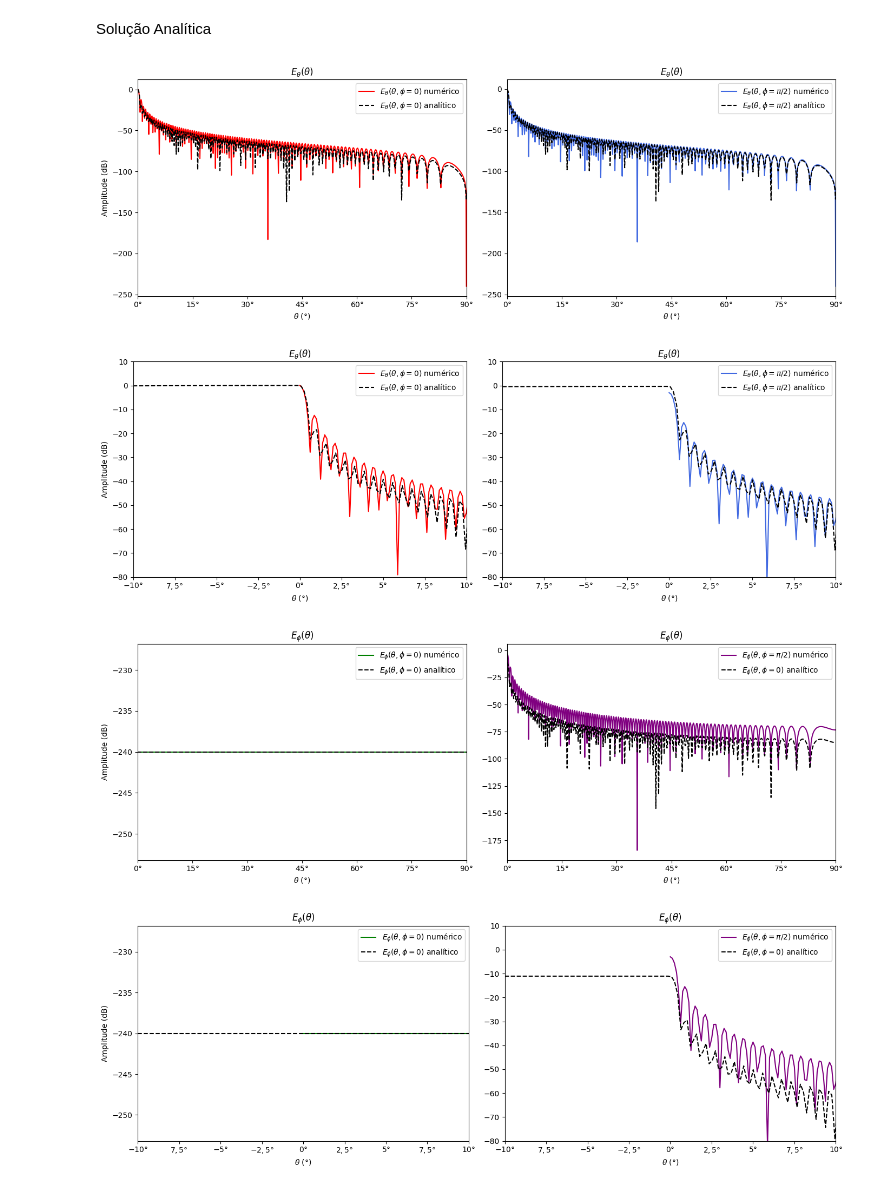
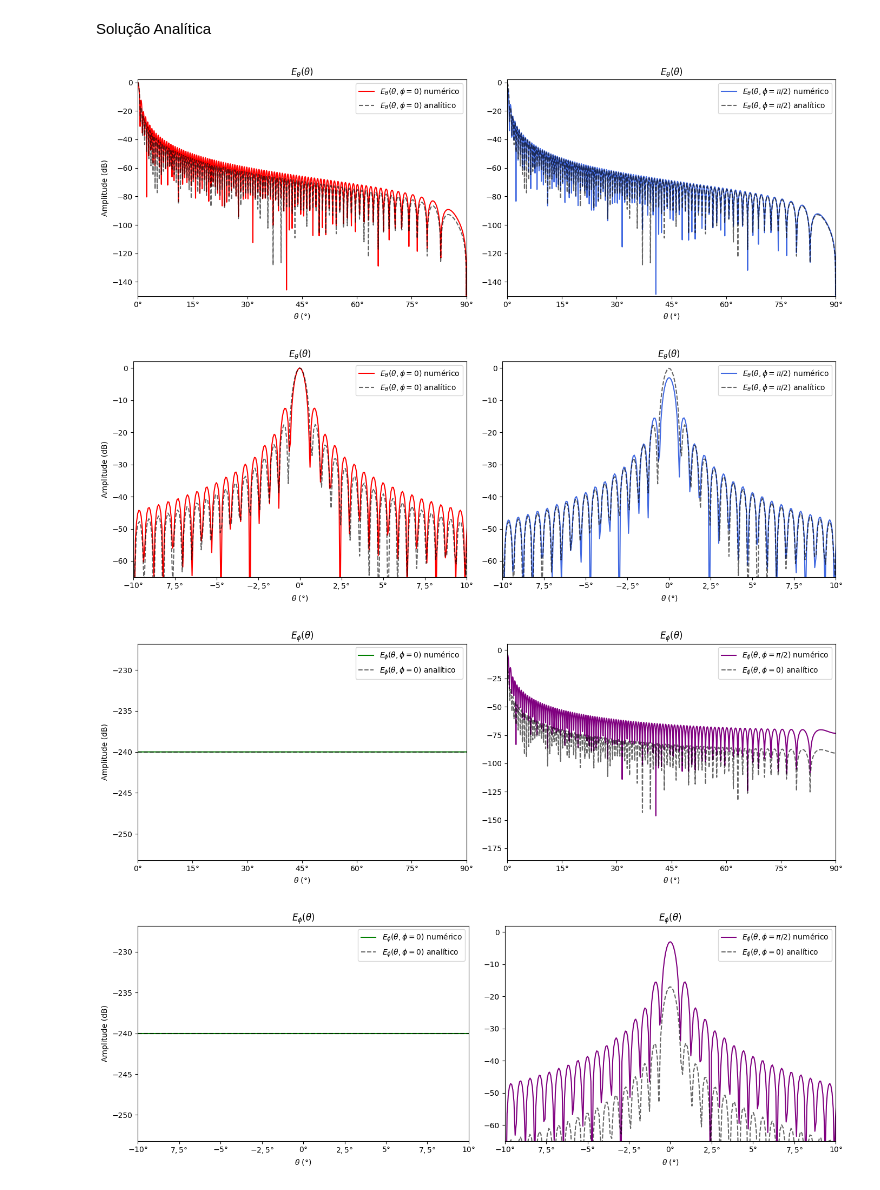
Before and after one commit to andrefsr/Trabalho-Final-Analise-de-Antenas, a Jupyter notebook: parte1.ipynb, the cells around one changed output. Cells and saved outputs as stored; diff of their text form; code cells hidden in the pictures.

```diff
--- a/parte1.ipynb
+++ b/parte1.ipynb
@@ -10,16 +8,17 @@ pi = np.pi
 # %%
+pi = np.pi
 lamb = 1
 a = 50*lamb
-k = 2*np.pi/lamb
+k = 2*pi/lamb
 
 num = 181
 
-theta = np.linspace(0, np.pi/2, 721)
-phi   = np.linspace(0, np.pi/2, 181)
+theta = np.linspace(-pi/18, pi/2, 1442) #721
+phi   = np.linspace(0, pi/2, 181)
 
 # --- grades finas o bastante para ka ~ 314 ---
 Nrho = 1001                                   # ímpar, para Simpson
-Nphp = 1024                                   # pontos em phi' (periódico)
+Nphp = 2024  # pontos em phi' (periódico)
 rho_l = np.linspace(0, a, Nrho)
 phi_l = np.linspace(0, 2*np.pi, Nphp, endpoint=False)
 
@@ -29,7 +28,7 @@ RHO  = rho_l[:, None]
 COS  = np.cos(phi_l)[None, :]                 # cos(0 - phi')
 
 for i, th in enumerate(theta):
-    integrando = RHO**2 * np.exp(1j*k*RHO*np.sin(th)*COS)     # (rho', phi')
+    integrando = RHO * np.exp(1j*k*RHO*np.sin(th)*COS)     # (rho', phi')
     Iphi = integrando.mean(axis=1) * 2*np.pi                  # trapézio periódico em phi'
     I_th[i] = simpson(Iphi, x=rho_l)                          # Simpson em rho'
 
@@ -46,8 +45,8 @@ E_phi   = 20*np.log10(np.abs(E_phi)/norm + 1e-12)
 # %% [markdown]
 Solução Analítica
 # %%
-num2 = 1001  ### Número de pontos
-theta2 = np.linspace(0,pi,num2)
+num2 = 2000  ### Número de pontos
+theta2 = np.linspace(-pi/18,pi,num2)
 phi2 = np.linspace(0,pi,num2)
 
 TH, PH = np.meshgrid(theta2, phi2, indexing='ij')
@@ -56,8 +55,8 @@ u = k*np.sin(theta2)          # vetor em theta
 x = u*a
 
 # --- Caso A: peso rho' ---
-I_theta = np.where(x > 1e-8,
-                   2*np.pi*a*jv(1, x)/np.where(x > 1e-8, u, 1),
+I_theta = np.where(np.abs(x) > 1e-8,
+                   2*np.pi*a*jv(1, x)/np.where(np.abs(x) > 1e-8, u, 1),
                    np.pi*a**2)                  # limite em u -> 0
 
 I = np.tile(I_theta[:, None], (1, num2))         # I[theta, phi], independe de phi
@@ -75,15 +74,16 @@ ax[0].set_title(r'$E_\theta(\theta)$')
 ax[1].set_title(r'$E_\theta(\theta)$')
 
 ax[0].plot(theta,np.real(E_theta[:,0]),label=r'$E_{\theta}(\theta,\phi=0)$ numérico',color='red')
-ax[0].plot(theta2,np.real(Ea_theta[:,0]),label=r'$E_{\theta}(\theta,\phi=0)$ analítico',color='black',ls='--')
+ax[0].plot(theta2,np.real(Ea_theta[:,0]),label=r'$E_{\theta}(\theta,\phi=0)$ analítico',color='black',ls='--',alpha=0.6)
 
 ax[1].plot(theta,np.real(E_theta[:,int(num/2)]),label=r'$E_{\theta}(\theta,\phi=\pi/2)$ numérico',color='royalblue')
-ax[1].plot(theta2,np.real(Ea_theta[:,int(num/2)]),label=r'$E_{\theta}(\theta,\phi=\pi/2)$ analítico',color='black',ls='--')
+ax[1].plot(theta2,np.real(Ea_theta[:,int(num/2)]),label=r'$E_{\theta}(\theta,\phi=\pi/2)$ analítico',color='black',ls='--',alpha=0.6)
 
 for i in [0,1]:
     ax[i].set_xticks([0,np.pi/12,np.pi/6,np.pi/4,np.pi/3,(5*np.pi)/12,np.pi/2],
                      [ r"$0°$", r"$15°$",r"$30°$",r"$45°$",r"$60°$",r"$75°$",r"$90°$"])
     ax[i].set_xlim(0,pi/2)
+    ax[i].set_ylim(-150,2)
     ax[i].set_xlabel(r'$\theta$ (°)')
     ax[i].legend()
 
@@ -98,16 +98,16 @@ ax[0].set_title(r'$E_\theta(\theta)$')
 ax[1].set_title(r'$E_\theta(\theta)$')
 
 ax[0].plot(theta,np.real(E_theta[:,0]),label=r'$E_{\theta}(\theta,\phi=0)$ numérico',color='red')
-ax[0].plot(theta2,np.real(Ea_theta[:,0]),label=r'$E_{\theta}(\theta,\phi=0)$ analítico',color='black',ls='--')
+ax[0].plot(theta2,np.real(Ea_theta[:,0]),label=r'$E_{\theta}(\theta,\phi=0)$ analítico',color='black',ls='--',alpha=0.6)
 
 ax[1].plot(theta,np.real(E_theta[:,int(num/2)]),label=r'$E_{\theta}(\theta,\phi=\pi/2)$ numérico',color='royalblue')
-ax[1].plot(theta2,np.real(Ea_theta[:,int(num/2)]),label=r'$E_{\theta}(\theta,\phi=\pi/2)$ analítico',color='black',ls='--')
+ax[1].plot(theta2,np.real(Ea_theta[:,int(num/2)]),label=r'$E_{\theta}(\theta,\phi=\pi/2)$ analítico',color='black',ls='--',alpha=0.6)
 
 for i in [0,1]:
     ax[i].set_xticks([ -pi/18,-1.5*pi/36,-pi/36,-0.5*pi/36 ,0,0.5*pi/36,pi/36,1.5*pi/36, pi/18],
                      [r"$-10°$",r"$7,5°$",r"$-5°$",r"$-2,5°$" ,r"$0°$",r"$2,5°$",r"$5°$",r"$7,5°$", r"$10°$"])
     ax[i].set_xlim(-pi/18,pi/18)
-    ax[i].set_ylim(-80,10)
+    ax[i].set_ylim(-65,2)
     ax[i].set_xlabel(r'$\theta$ (°)')
     ax[i].legend()
 
@@ -123,10 +123,10 @@ ax[0].set_title(r'$E_\phi(\theta)$')
 ax[1].set_title(r'$E_\phi(\theta)$')
 
 ax[0].plot(theta,np.real(E_phi[:,0]),label=r'$E_{\phi}(\theta,\phi=0)$ numérico',color='green')
-ax[0].plot(theta2,np.real(Ea_phi[:,0]),label=r'$E_{\phi}(\theta,\phi=0)$ analítico',color='black',ls='--')
+ax[0].plot(theta2,np.real(Ea_phi[:,0]),label=r'$E_{\phi}(\theta,\phi=0)$ analítico',color='black',ls='--',alpha=0.6)
 
 ax[1].plot(theta,np.real(E_phi[:,int(num/2)]),label=r'$E_{\phi}(\theta,\phi=\pi/2)$ numérico',color='purple')
-ax[1].plot(theta2,np.real(Ea_phi[:,int(num/2)]),label=r'$E_{\phi}(\theta,\phi=0)$ analítico',color='black',ls='--')
+ax[1].plot(theta2,np.real(Ea_phi[:,int(num/2)]),label=r'$E_{\phi}(\theta,\phi=0)$ analítico',color='black',ls='--',alpha=0.6)
 
 for i in [0,1]:
     ax[i].set_xticks([0,np.pi/12,np.pi/6,np.pi/4,np.pi/3,(5*np.pi)/12,np.pi/2],
@@ -134,40 +134,40 @@ for i in [0,1]:
     ax[i].set_xlim(0,pi/2)
     ax[i].legend()
     ax[i].set_xlabel(r'$\theta$ (°)')
 
 ax[0].set_ylabel('Amplitude (dB)')
 
 plt.tight_layout()
 plt.show()
 
 fig, ax = plt.subplots(1,2,figsize=(14,5))
 
 ax[0].set_title(r'$E_\phi(\theta)$')
 ax[1].set_title(r'$E_\phi(\theta)$')
 
 ax[0].plot(theta,np.real(E_phi[:,0]),label=r'$E_{\phi}(\theta,\phi=0)$ numérico',color='green')
-ax[0].plot(theta2,np.real(Ea_phi[:,0]),label=r'$E_{\phi}(\theta,\phi=0)$ analítico',color='black',ls='--')
+ax[0].plot(theta2,np.real(Ea_phi[:,0]),label=r'$E_{\phi}(\theta,\phi=0)$ analítico',color='black',ls='--',alpha=0.6)
 
 ax[1].plot(theta,np.real(E_phi[:,int(num/2)]),label=r'$E_{\phi}(\theta,\phi=\pi/2)$ numérico',color='purple')
-ax[1].plot(theta2,np.real(Ea_phi[:,int(num/2)]),label=r'$E_{\phi}(\theta,\phi=0)$ analítico',color='black',ls='--')
+ax[1].plot(theta2,np.real(Ea_phi[:,int(num/2)]),label=r'$E_{\phi}(\theta,\phi=0)$ analítico',color='black',ls='--',alpha=0.6)
 
 for i in [0,1]:
     ax[i].set_xticks([ -pi/18,-1.5*pi/36,-pi/36,-0.5*pi/36 ,0,0.5*pi/36,pi/36,1.5*pi/36, pi/18],
                      [r"$-10°$",r"$7,5°$",r"$-5°$",r"$-2,5°$" ,r"$0°$",r"$2,5°$",r"$5°$",r"$7,5°$", r"$10°$"])
     ax[i].set_xlim(-pi/18,pi/18)
     ax[i].set_xlabel(r'$\theta$ (°)')
     ax[i].legend()
 
-ax[1].set_ylim(-80,10)
+ax[1].set_ylim(-65,2)
 ax[0].set_ylabel('Amplitude (dB)')
 
 plt.tight_layout()
 plt.show()
 # %% [output]
-[figure, old version]
+[figure, new version]
-[figure, old version]
+[figure, new version]
-[figure, old version]
+[figure, new version]
-[figure, old version]
+[figure, new version]
 # %%
 # num = 1001  ### Número de pontos
 # if num % 2 == 0: num += 1
```
Also changed, not shown: parts of 1 cell of this notebook, 2 other files.
